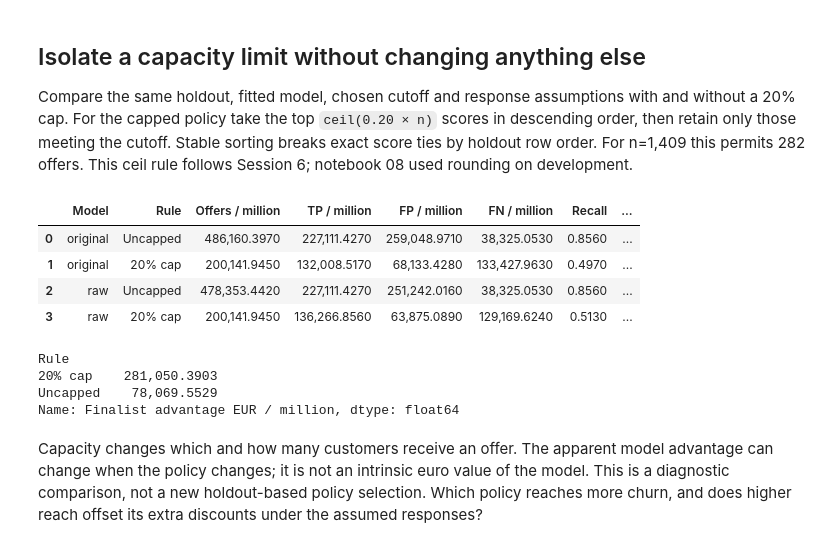
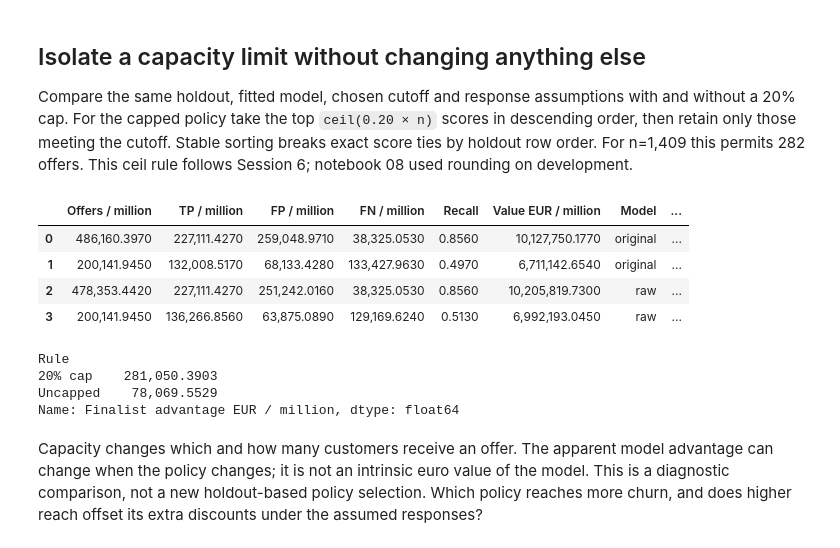
Before and after one commit to juliovalerog/AppliedML, a Jupyter notebook: notebooks/11_telco_thresholds_and_business_decisions.ipynb, the cells around one changed output. Drawn from its saved outputs; the diff is of its cells as text; code cells hidden in the pictures.

```diff
--- a/notebooks/11_telco_thresholds_and_business_decisions.ipynb
+++ b/notebooks/11_telco_thresholds_and_business_decisions.ipynb
@@ -225,31 +461,57 @@ assert audit.customerID.is_unique and audit.Churn.equals(y_test)
 # %% [markdown]
 ## Isolate a capacity limit without changing anything else
 Compare the same holdout, fitted model, chosen cutoff and response assumptions with and without a 20% cap. For the capped policy take the top `ceil(0.20 × n)` scores in descending order, then retain only those meeting the cutoff. Stable sorting breaks exact score ties by holdout row order. For n=1,409 this permits 282 offers. This ceil rule follows Session 6; notebook 08 used rounding on development.
-# %%
-capacity_rows = []
-capacity = int(np.ceil(.20 * len(y_test)))
-for name in policy_names:
-    order = np.argsort(-prob_test[name], kind='stable')[:capacity]
-    capped = np.zeros(len(y_test), dtype=bool)
-    capped[order] = selections[name][order]
-    assert capped.sum() <= capacity and np.all(~capped | selections[name])
-    for rule, selected in [('Uncapped', selections[name]), ('20% cap', capped)]:
-        capacity_rows.append({'Model': name, 'Rule': rule, **campaign(y_test, selected)})
-capacity_raw = pd.DataFrame(capacity_rows)
-display(per_million(capacity_raw, len(y_test)).round(3))
-capacity_values = capacity_raw.pivot(index='Rule', columns='Model', values='Value EUR')
-capacity_gap = (capacity_values[selected_method] - capacity_values['original']) * 1_000_000/len(y_test)
-display(capacity_gap.rename('Finalist advantage EUR / million'))
-# %% [output]
-|  | Model | Rule | Offers / million | TP / million | FP / million | FN / million | Recall | ... |
-| 0 | original | Uncapped | 486,160.3970 | 227,111.4270 | 259,048.9710 | 38,325.0530 | 0.8560 | ... |
-| 1 | original | 20% cap | 200,141.9450 | 132,008.5170 | 68,133.4280 | 133,427.9630 | 0.4970 | ... |
-| 2 | raw | Uncapped | 478,353.4420 | 227,111.4270 | 251,242.0160 | 38,325.0530 | 0.8560 | ... |
-| 3 | raw | 20% cap | 200,141.9450 | 136,266.8560 | 63,875.0890 | 129,169.6240 | 0.5130 | ... |
-Rule
-20% cap    281,050.3903
-Uncapped    78,069.5529
-Name: Finalist advantage EUR / million, dtype: float64
+# %%
+# Retain both uncapped and capped actual-sample results.
+capacity_rows = []
+# Round up the 20% capacity as specified in Session 6, giving 282 of 1,409 customers.
+capacity = int(np.ceil(.20 * len(y_test)))
+# Keep the fitted model, cutoff, population and economics unchanged for each comparison.
+for name in policy_names:
+    # Negating scores sorts highest risk first; stable sorting keeps original order for ties.
+    ranked_positions = np.argsort(-prob_test[name], kind='stable')
+    # Restrict potential recipients to the available number of contact places.
+    top_positions = ranked_positions[:capacity]
+    # Start with no offers and fill only eligible places above the same cutoff.
+    capped = np.zeros(len(y_test), dtype=bool)
+    # A high ranking alone does not override the fixed risk cutoff.
+    capped[top_positions] = selections[name][top_positions]
+    # The capped policy cannot exceed its capacity.
+    assert capped.sum() <= capacity
+    # Every capped recipient must also be an uncapped recipient.
+    assert np.all(~capped | selections[name])
+    # Evaluate both offer masks with the identical economic formula.
+    for rule, selected in [('Uncapped', selections[name]), ('20% cap', capped)]:
+        # Calculate raw outcomes for this model/policy combination.
+        row = campaign(y_test, selected)
+        # Preserve model identity for the later paired comparison.
+        row['Model'] = name
+        # Label the only element that differs in this controlled comparison.
+        row['Rule'] = rule
+        # Save the actual-sample calculation.
+        capacity_rows.append(row)
+# Organize the four campaign results before display scaling.
+capacity_raw = pd.DataFrame(capacity_rows)
+# Use the same holdout denominator for capped and uncapped policies.
+display(per_million(capacity_raw, len(y_test)).round(3))
+# Put both models side by side under each capacity rule.
+capacity_values = capacity_raw.pivot(index='Rule', columns='Model', values='Value EUR')
+# Subtract values on the original sample before changing reporting units.
+capacity_gap = capacity_values[selected_method] - capacity_values['original']
+# Convert the difference using the same population size as both model estimates.
+capacity_gap = capacity_gap * 1_000_000 / len(y_test)
+# Label the direction and units so a positive value has an unambiguous interpretation.
+display(capacity_gap.rename('Finalist advantage EUR / million'))
+# %% [output]
+|  | Offers / million | TP / million | FP / million | FN / million | Recall | Value EUR / million | Model | ... |
+| 0 | 486,160.3970 | 227,111.4270 | 259,048.9710 | 38,325.0530 | 0.8560 | 10,127,750.1770 | original | ... |
+| 1 | 200,141.9450 | 132,008.5170 | 68,133.4280 | 133,427.9630 | 0.4970 | 6,711,142.6540 | original | ... |
+| 2 | 478,353.4420 | 227,111.4270 | 251,242.0160 | 38,325.0530 | 0.8560 | 10,205,819.7300 | raw | ... |
+| 3 | 200,141.9450 | 136,266.8560 | 63,875.0890 | 129,169.6240 | 0.5130 | 6,992,193.0450 | raw | ... |
+Rule
+20% cap    281,050.3903
+Uncapped    78,069.5529
+Name: Finalist advantage EUR / million, dtype: float64
 # %% [markdown]
 Capacity changes which and how many customers receive an offer. The apparent model advantage can change when the policy changes; it is not an intrinsic euro value of the model. This is a diagnostic comparison, not a new holdout-based policy selection. Which policy reaches more churn, and does higher reach offset its extra discounts under the assumed responses?
 # %% [markdown]
```
Also changed, not shown: parts of 29 cells of this notebook, 8 other files.
